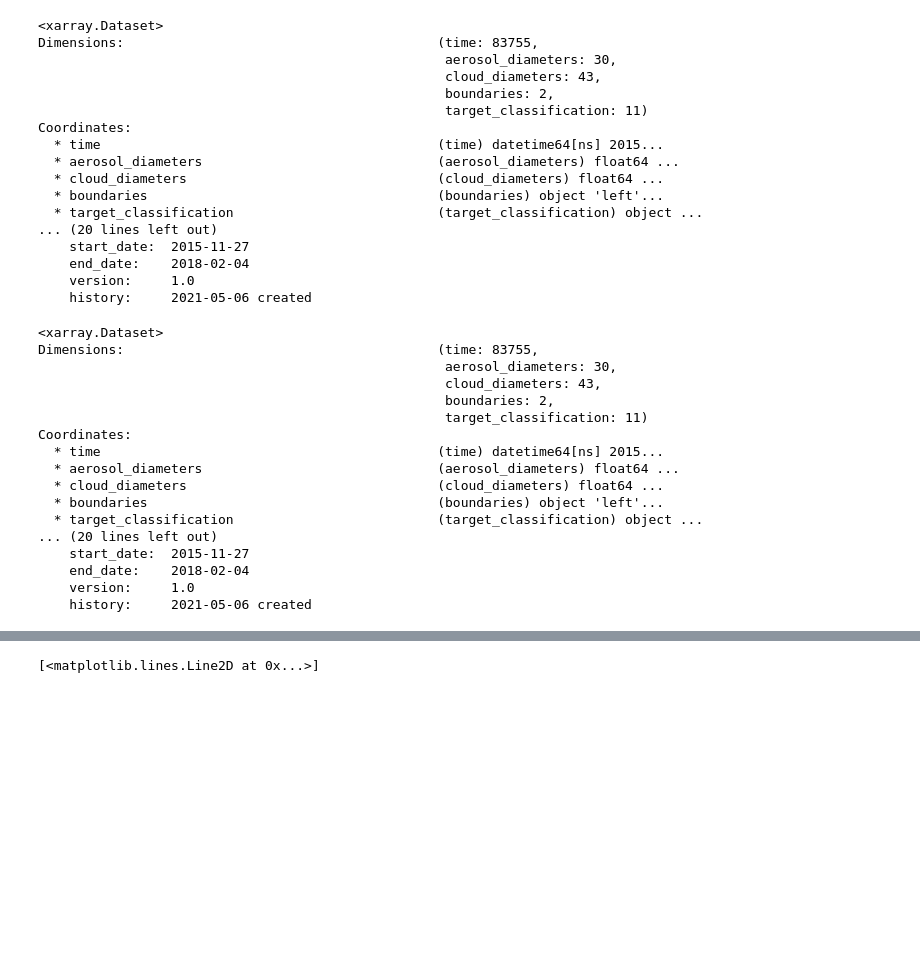
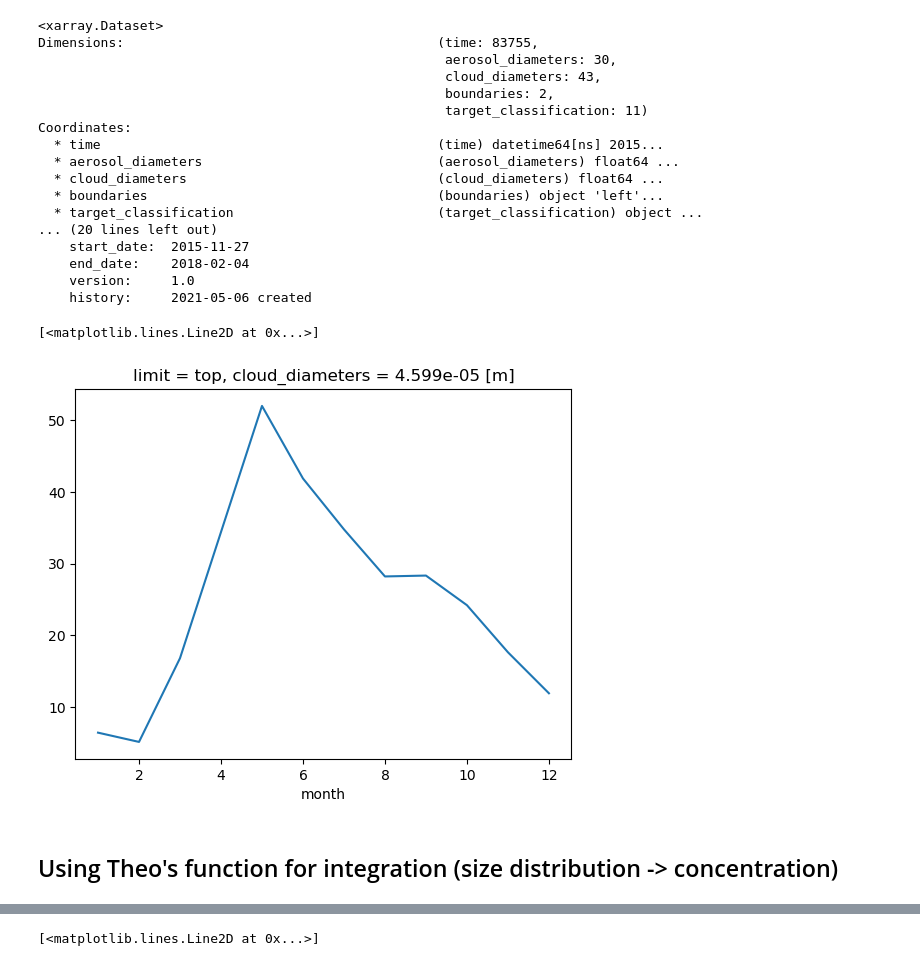
Before and after one commit to eScience-course/-Tjaernoe2022-group1, a Jupyter notebook: notebooks/Ingvild/Getting_started.ipynb, the cells around one changed output, grey strips where cells are left out. Drawn from its saved outputs; the diff is of its cells as text; code cells hidden in the pictures; blank space fills up the shorter version.

```diff
--- a/notebooks/Ingvild/Getting_started.ipynb
+++ b/notebooks/Ingvild/Getting_started.ipynb
@@ -83,22 +61,11 @@ def pnsd_integration(ds, size_thresh, var='dNdlogD', dvar = 'D', unit_diameter='
-# %%
-data1
-# %% [output]
-<xarray.Dataset>
-Dimensions:                                        (time: 83755,
-                                                    aerosol_diameters: 30,
-                                                    cloud_diameters: 43,
-                                                    boundaries: 2,
-                                                    target_classification: 11)
-Coordinates:
-  * time                                           (time) datetime64[ns] 2015...
-  * aerosol_diameters                              (aerosol_diameters) float64 ...
-  * cloud_diameters                                (cloud_diameters) float64 ...
-  * boundaries                                     (boundaries) object 'left'...
-  * target_classification                          (target_classification) object ...
-... (20 lines left out)
-    start_date:  2015-11-27
-    end_date:    2018-02-04
-    version:     1.0
-    history:     2021-05-06 created
+# %%
+Nx =compute_Nx_ebas_cleaned(data1_cl_mask,x=1e-9, var_diam = 'cloud_diameters', v_dNdlog10D='cloud_particle_size_distribution')
+# %%
+Nx.groupby('time.month').mean().plot()
+# %% [output]
+[<matplotlib.lines.Line2D at 0x...>]
+[figure, added]
+# %% [markdown]
+## Using Theo's function for integration (size distribution -> concentration)
 # %%
 data1['N1_cloud']= pnsd_integration(data1, 1, var='cloud_particle_size_distribution',dvar='cloud_diameters')
```
Also changed, not shown: parts of 11 cells of this notebook, 1 other file.
